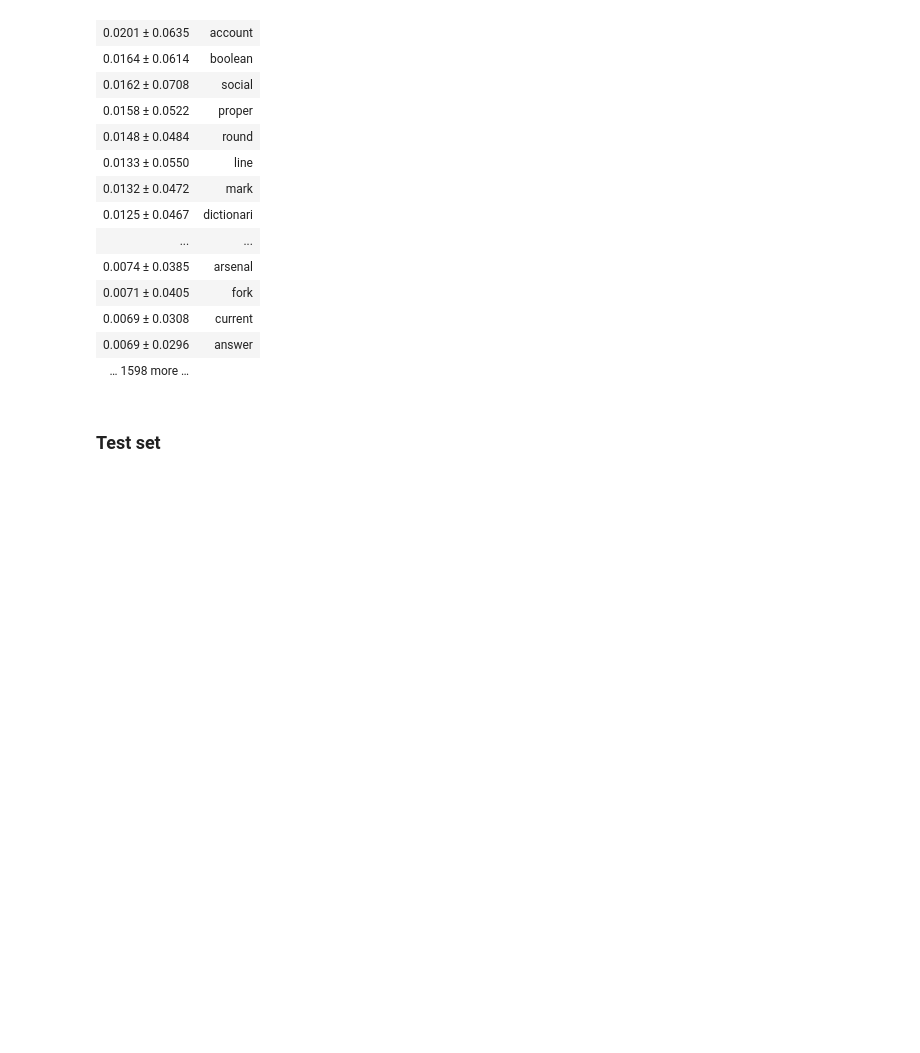
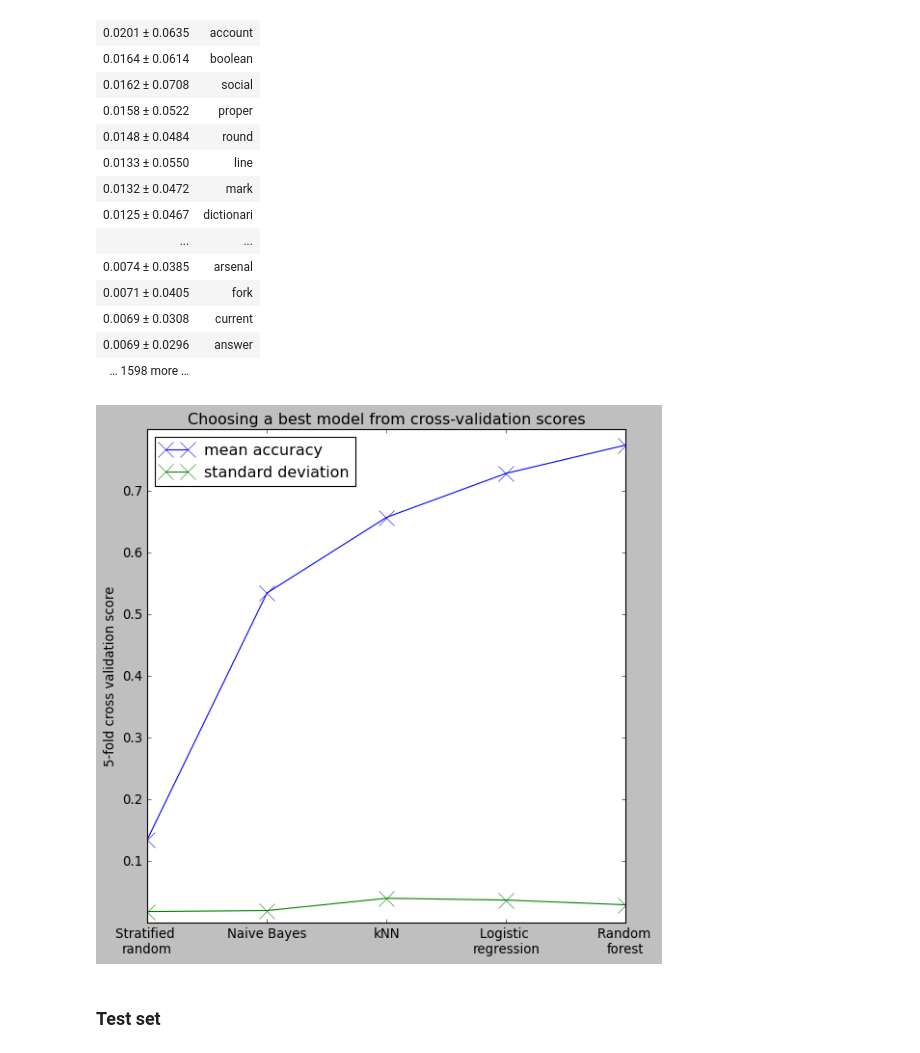
Before and after one commit to CANDLES-NLP/readme-nlp-classification, a Jupyter notebook: notebook-1.ipynb, the cells around one changed output. Drawn from its saved outputs; the diff is of its cells as text; code cells hidden in the pictures; blank space fills up the shorter version.

```diff
--- a/notebook-1.ipynb
+++ b/notebook-1.ipynb
@@ -93,8 +99,7 @@ nb_clf = GaussianNB()
 nb_vec = TfidfVectorizer(max_features=800)
 X = nb_vec.fit_transform(X_train)
 nb_clf.fit(X.todense(), y_train)
-
-report_and_conf_matrix(nb_clf, X=X.todense(), y=y_train)
+nbmom = report_and_conf_matrix(nb_clf, X=X.todense(), y=y_train)
 # %% [output]
 -------MAXIMIZE THIS-------
 Cross-validation mean accuracy: 0.535 (stdev 0.020)
@@ -179,8 +187,7 @@ rf_clf = RandomForestClassifier(n_estimators=125,
 rf_vec = TfidfVectorizer(min_df=15, max_df=.35)
 X = rf_vec.fit_transform(X_train)
 rf_clf.fit(X, y_train)
-
-report_and_conf_matrix(rf_clf, X=X, y=y_train)
+rfmom = report_and_conf_matrix(rf_clf, X=X, y=y_train)
 # %% [output]
 -------MAXIMIZE THIS-------
 Cross-validation mean accuracy: 0.775 (stdev 0.029)
@@ -220,6 +266,19 @@ eli5.explain_weights(rf_clf, feature_names=list(rf_vec.vocabulary_.keys()))
 | 0.0069 ± 0.0308 | current |
 | 0.0069 ± 0.0296 | answer |
 | … 1598 more … |  |
+# %%
+f, ax = plt.subplots()
+plt.plot([clfmom, nbmom, knnmom, lrmom, rfmom], marker='x', ms=15)
+plt.legend(["mean accuracy", "standard deviation"], loc='best')
+ax.set_xticks(range(5))
+ax.set_yticks([.1, .2, .3, .4, .5 , .6, .7])
+ax.set_xticklabels(['Stratified \nrandom','Naive Bayes','kNN','Logistic \nregression','Random \nforest'])
+plt.ylabel('5-fold cross validation score')
+plt.title('Choosing a best model from cross-validation scores')
+plt.savefig('img/cvscores.png')
+plt.show()
+# %% [output]
+[figure, added]
 # %% [markdown]
 ### Test set
 # %%
```
Also changed, not shown: parts of 12 cells of this notebook, 7 other files.
